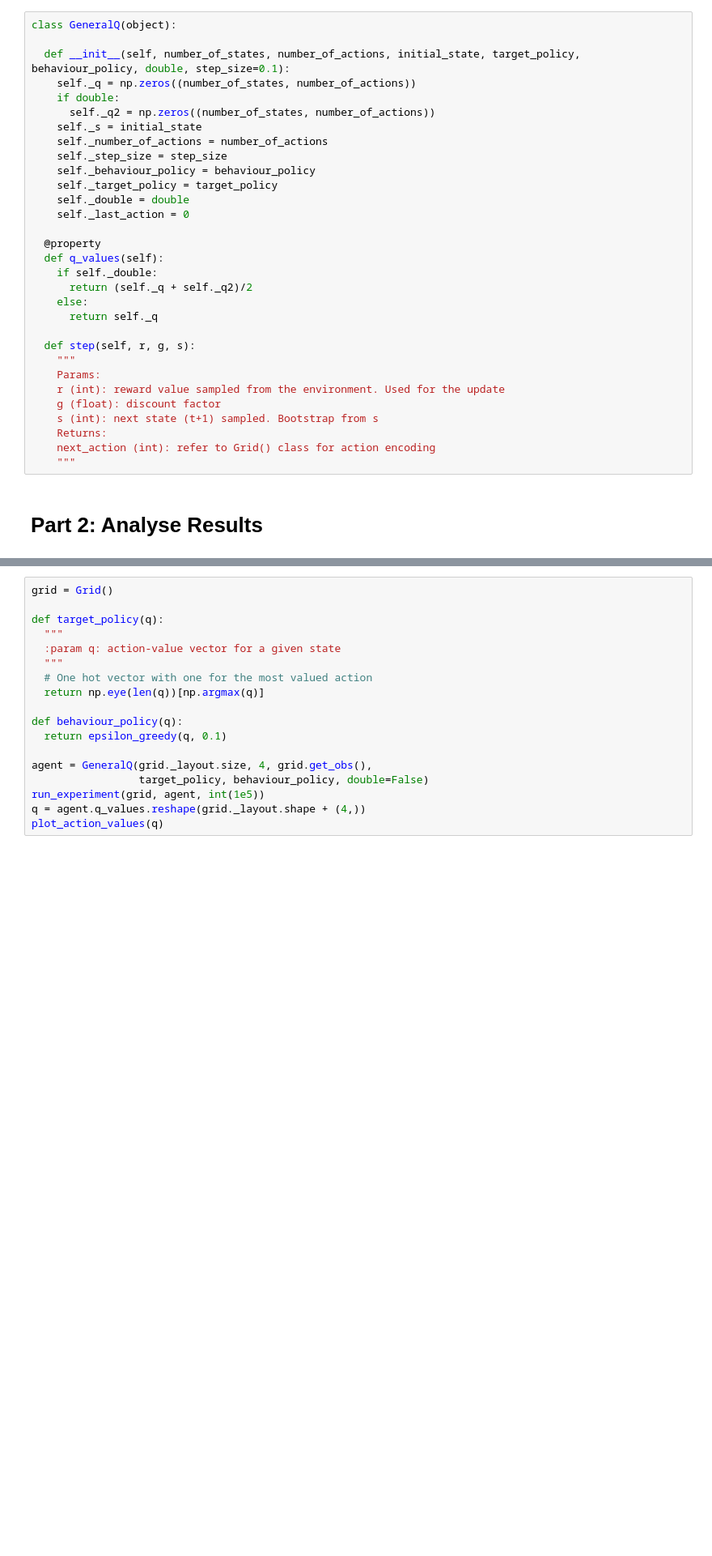
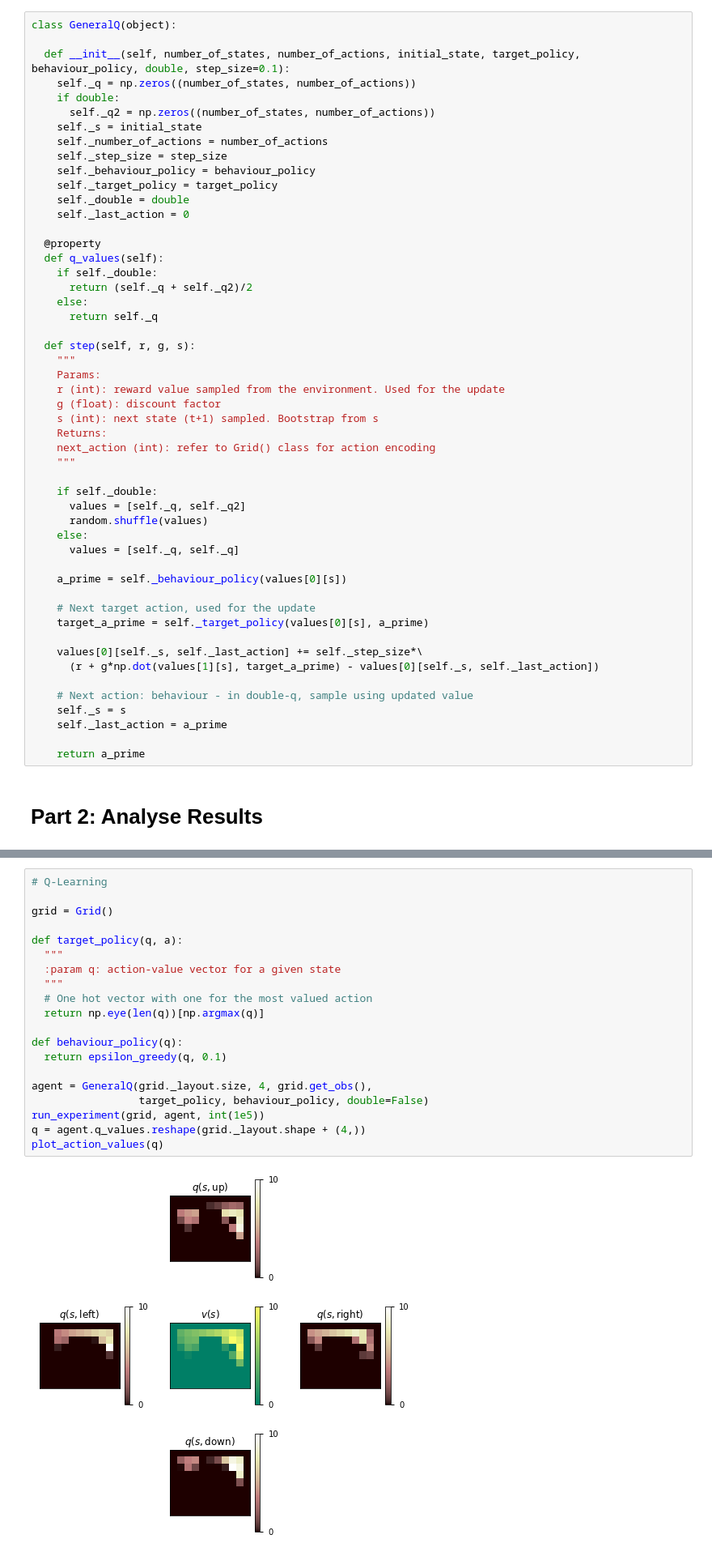
Before and after one commit to francescomontagna/DeepMind-UCL-RL2018-Assignments, a Jupyter notebook: lecture assignments/RL_cw2_questions.ipynb, the cells around one changed output, grey strips where cells are left out. Shown: that part at 81% size. Drawn from its saved outputs; the diff is of its cells as text; blank space fills up the shorter version.

```diff
--- a/lecture assignments/RL_cw2_questions.ipynb
+++ b/lecture assignments/RL_cw2_questions.ipynb
@@ -408,6 +409,26 @@ class GeneralQ(object):
     Returns:
     next_action (int): refer to Grid() class for action encoding
     """
+
+    if self._double:
+      values = [self._q, self._q2]
+      random.shuffle(values)
+    else:
+      values = [self._q, self._q]
+
+    a_prime = self._behaviour_policy(values[0][s])
+
+    # Next target action, used for the update
+    target_a_prime = self._target_policy(values[0][s], a_prime)
+
+    values[0][self._s, self._last_action] += self._step_size*\
+      (r + g*np.dot(values[1][s], target_a_prime) - values[0][self._s, self._last_action])
+
+    # Next action: behaviour - in double-q, sample using updated value
+    self._s = s
+    self._last_action = a_prime
+
+    return a_prime
 # %% [markdown]
 # Part 2: Analyse Results
 # %% [markdown]
@@ -417,21 +438,25 @@ This trains the agents the Grid problem with a step size of 0.1 and an epsilon o
 
 The plots below will show action values for each of the actions, as well as a state value defined by $v(s) = \sum_a \pi(a|s) q(s, a)$.
 # %%
+# Q-Learning
+
 grid = Grid()
 
-def target_policy(q):
+def target_policy(q, a):
   """
   :param q: action-value vector for a given state
   """
   # One hot vector with one for the most valued action
   return np.eye(len(q))[np.argmax(q)]
 
 def behaviour_policy(q):
   return epsilon_greedy(q, 0.1)
 
 agent = GeneralQ(grid._layout.size, 4, grid.get_obs(),
                  target_policy, behaviour_policy, double=False)
 run_experiment(grid, agent, int(1e5))
 q = agent.q_values.reshape(grid._layout.shape + (4,))
 plot_action_values(q)
+# %% [output]
+[figure, added]
 # %%
```
Also changed, not shown: parts of 4 cells of this notebook.
